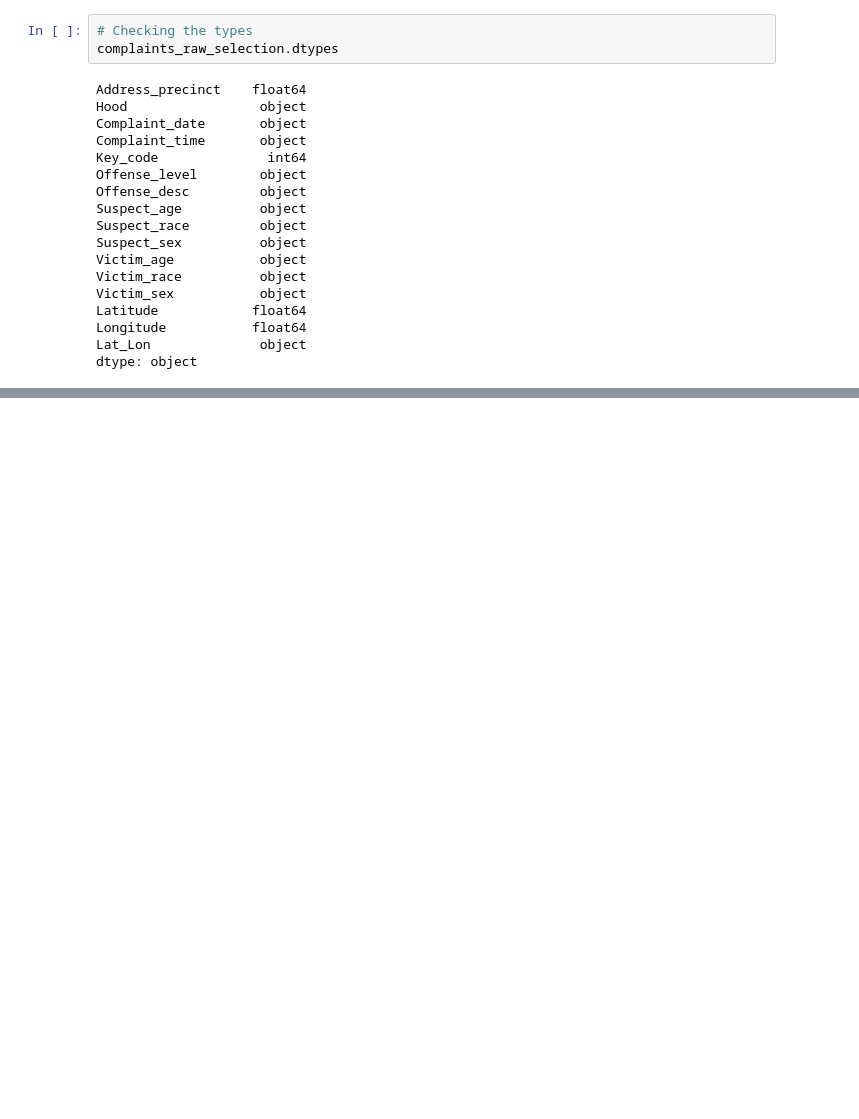
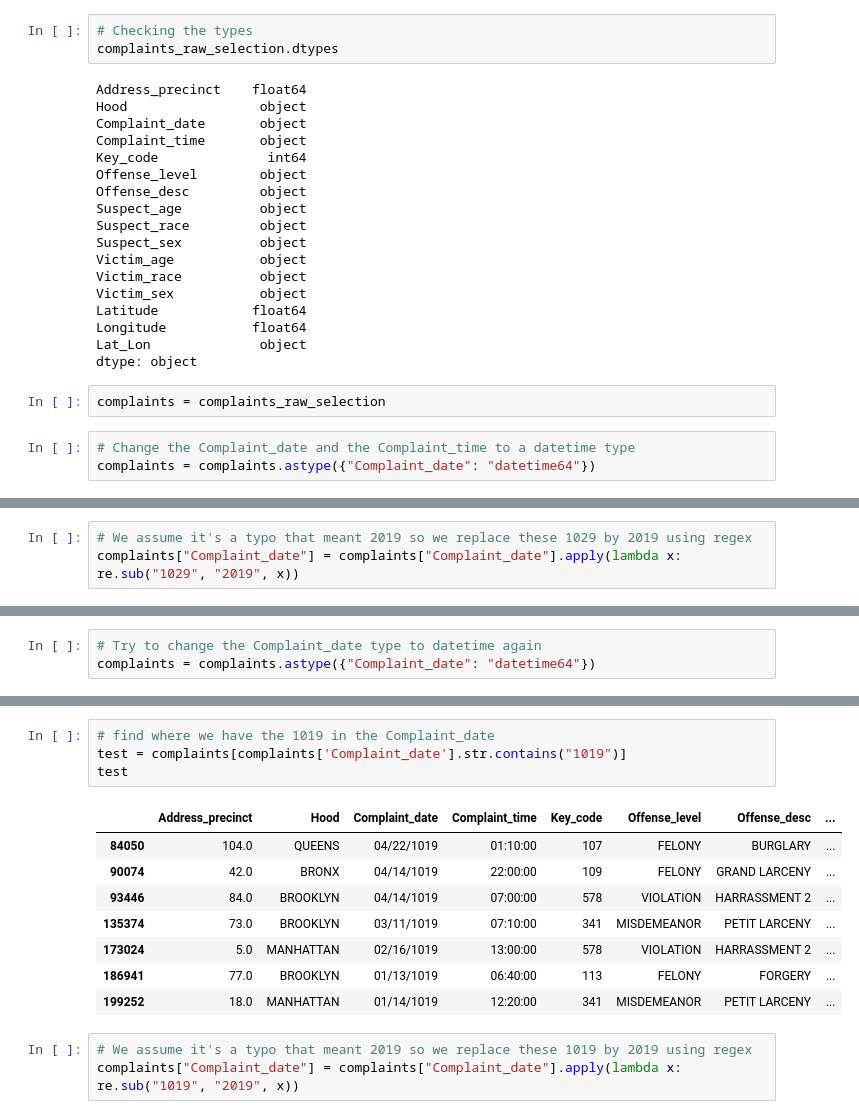
Before and after one commit to ta-data-bcn/Project-Week-5-Your-Own-Project, a Jupyter notebook: your-project/Police complaints cleaning.ipynb, the cells around one changed output, grey strips where cells are left out. Drawn from its saved outputs; the diff is of its cells as text; blank space fills up the shorter version.

Commit message:
Data Cleaning Complaint_date in progress

```diff
--- a/your-project/Police complaints cleaning.ipynb
+++ b/your-project/Police complaints cleaning.ipynb
@@ -56,3 +57,8 @@ Latitude            float64
 Longitude           float64
 Lat_Lon              object
 dtype: object
+# %%
+complaints = complaints_raw_selection
+# %%
+# Change the Complaint_date and the Complaint_time to a datetime type
+complaints = complaints.astype({"Complaint_date": "datetime64"})
@@ -58,0 +75,3 @@ dtype: object
+# %%
+# We assume it's a typo that meant 2019 so we replace these 1029 by 2019 using regex
+complaints["Complaint_date"] = complaints["Complaint_date"].apply(lambda x: re.sub("1029", "2019", x))
@@ -58,0 +84,3 @@ dtype: object
+# %%
+# Try to change the Complaint_date type to datetime again
+complaints = complaints.astype({"Complaint_date": "datetime64"})
@@ -58,0 +89,16 @@ dtype: object
+# %%
+# find where we have the 1019 in the Complaint_date
+test = complaints[complaints['Complaint_date'].str.contains("1019")]
+test
+# %% [output]
+|  | Address_precinct | Hood | Complaint_date | Complaint_time | Key_code | Offense_level | Offense_desc | ... |
+| 84050 | 104.0 | QUEENS | 04/22/1019 | 01:10:00 | 107 | FELONY | BURGLARY | ... |
+| 90074 | 42.0 | BRONX | 04/14/1019 | 22:00:00 | 109 | FELONY | GRAND LARCENY | ... |
+| 93446 | 84.0 | BROOKLYN | 04/14/1019 | 07:00:00 | 578 | VIOLATION | HARRASSMENT 2 | ... |
+| 135374 | 73.0 | BROOKLYN | 03/11/1019 | 07:10:00 | 341 | MISDEMEANOR | PETIT LARCENY | ... |
+| 173024 | 5.0 | MANHATTAN | 02/16/1019 | 13:00:00 | 578 | VIOLATION | HARRASSMENT 2 | ... |
+| 186941 | 77.0 | BROOKLYN | 01/13/1019 | 06:40:00 | 113 | FELONY | FORGERY | ... |
+| 199252 | 18.0 | MANHATTAN | 01/14/1019 | 12:20:00 | 341 | MISDEMEANOR | PETIT LARCENY | ... |
+# %%
+# We assume it's a typo that meant 2019 so we replace these 1019 by 2019 using regex
+complaints["Complaint_date"] = complaints["Complaint_date"].apply(lambda x: re.sub("1019", "2019", x))
```
Also changed, not shown: parts of 9 cells of this notebook.
